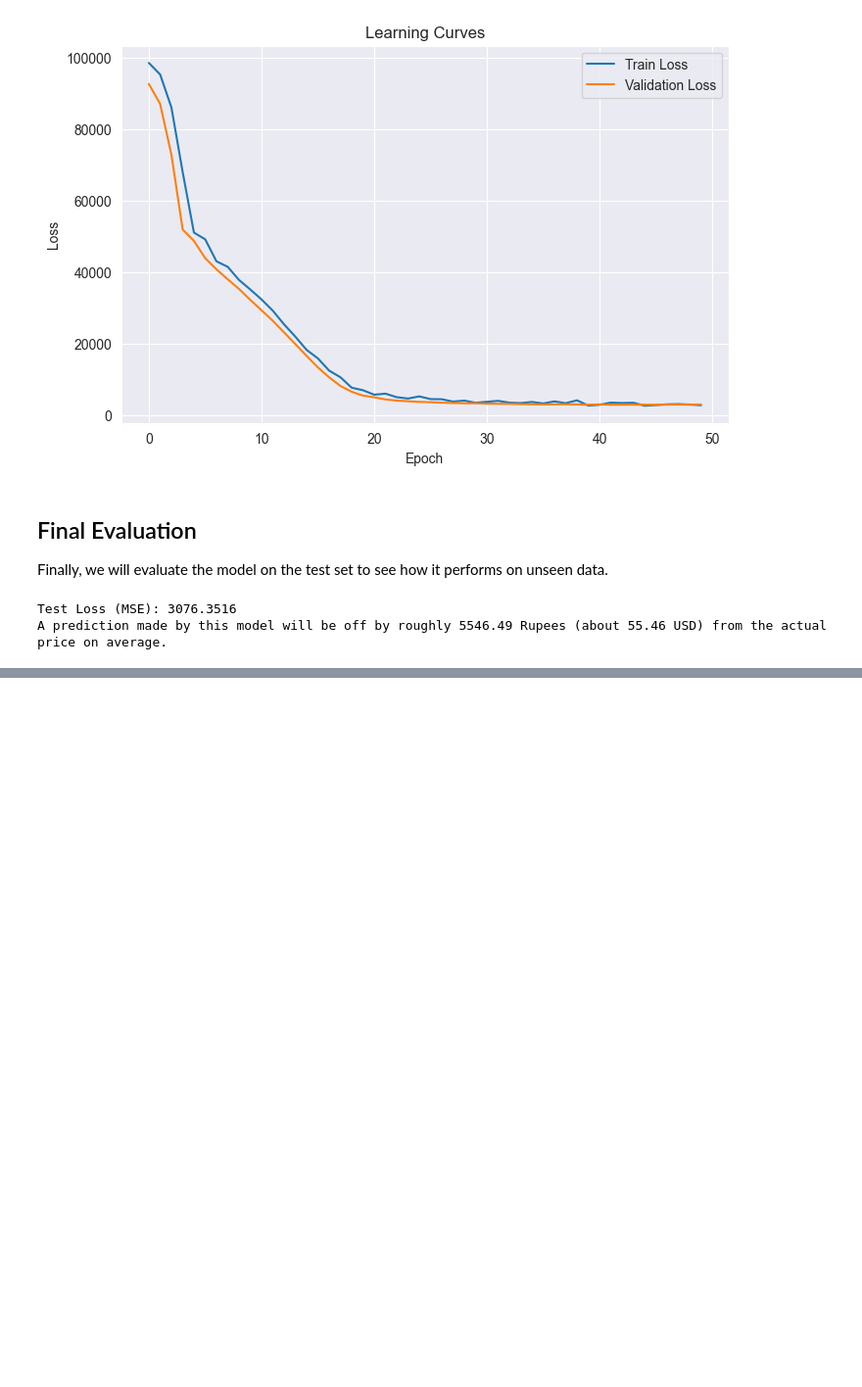
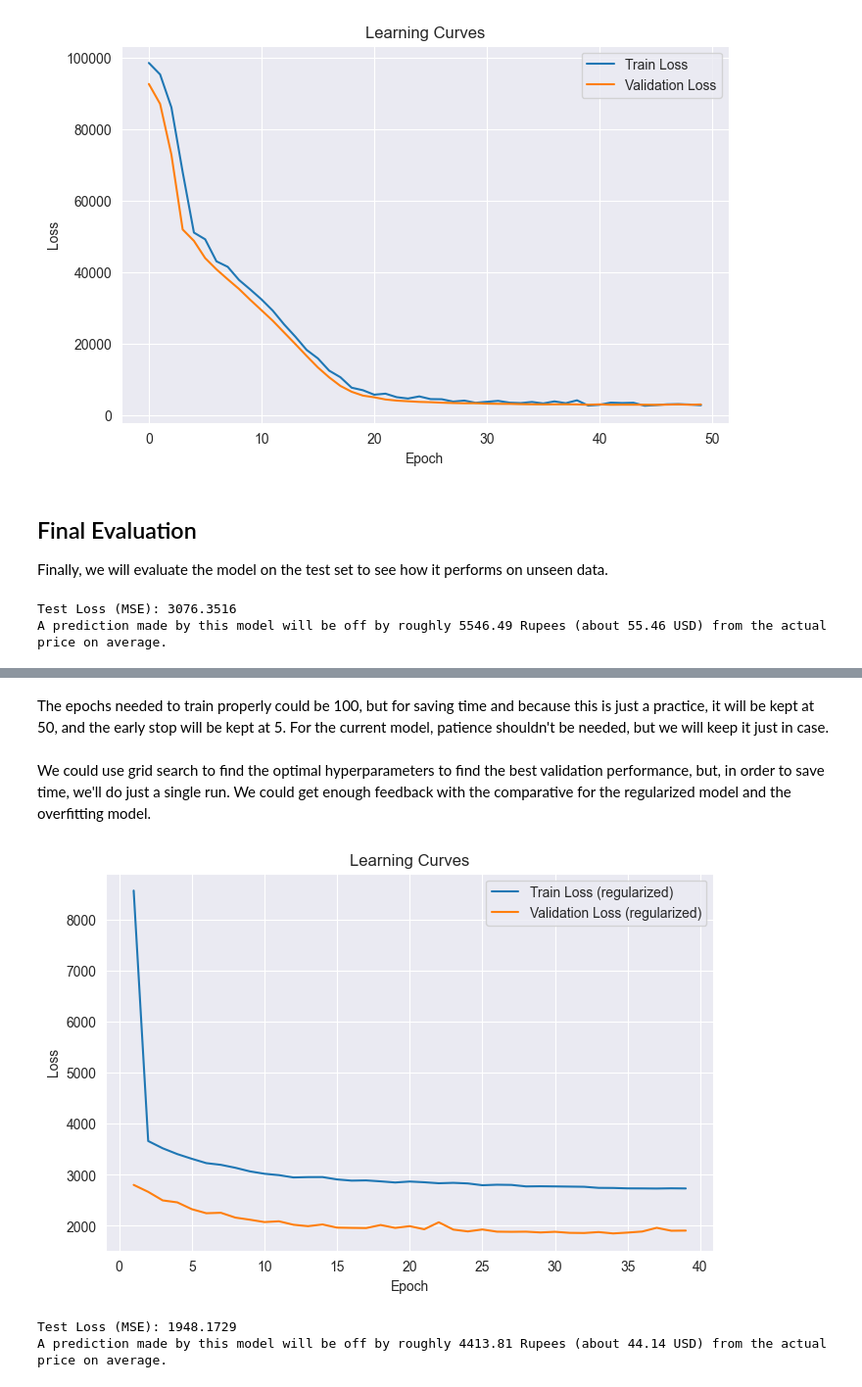
Before and after one commit to Moro0305/Computational-Intelligence, a Jupyter notebook: 4.learning_curves.ipynb, the cells around one changed output, grey strips where cells are left out. Shown at 98% size. Cells and saved outputs as stored; diff of their text form; code cells hidden in the pictures; blank space fills up the shorter version.

Commit message:
Se agrego un modelo "regularizado" para comparar resultados con el dataset completo. Hay comentarios finales explicando los hallazgos. No fueron los esperados

```diff
--- a/4.learning_curves.ipynb
+++ b/4.learning_curves.ipynb
@@ -327,0 +332,20 @@ A prediction made by this model will be off by roughly 5546.49 Rupees (about 55.
+# %%
+model_reg = nn.Sequential(
+    nn.Linear(train_data.X.shape[1], 256), # Less complexity, for training with the full dataset
+    nn.ReLU(),
+    nn.Dropout(0.3),
+    nn.Linear(256, 64),
+    nn.ReLU(),
+    nn.Dropout(0.2),
+    nn.Linear(64, 1)
+).to(device)
+
+criterion_reg = nn.MSELoss()
+optimizer_reg = optim.Adam(model_reg.parameters(), lr=1e-3, weight_decay=1e-4) # LR modified to try getting better results with this model
+num_epochs_reg = 50
+batch_size = 64
+
+train_loader_full = DataLoader(train_data, batch_size=batch_size, shuffle=True)
+val_loader = DataLoader(val_data, batch_size=batch_size)
+
+train_losses_reg, val_losses_reg = train(model_reg, train_loader_full, val_loader, criterion_reg, optimizer_reg, num_epochs_reg, patience=5)
@@ -327,0 +355,34 @@ A prediction made by this model will be off by roughly 5546.49 Rupees (about 55.
+# %% [markdown]
+The epochs needed to train properly could be 100, but for saving time and because this is just a practice, it will be kept at 50, and the early stop will be kept at 5. For the current model, patience shouldn't be needed, but we will keep it just in case.
+# %% [markdown]
+We could use grid search to find the optimal hyperparameters to find the best validation performance, but, in order to save time, we'll do just a single run. We could get enough feedback with the comparative for the regularized model and the overfitting model.
+# %%
+# Plot learning curves
+epochs_reg = range(1, len(train_losses_reg) + 1)
+plt.figure(figsize=(8,5))
+plt.plot(epochs_reg, train_losses_reg, label="Train Loss (regularized)")
+plt.plot(epochs_reg, val_losses_reg, label="Validation Loss (regularized)")
+plt.xlabel("Epoch")
+plt.ylabel("Loss")
+plt.title("Learning Curves")
+plt.legend()
+plt.grid(True)
+plt.show()
+# %% [output]
+[figure, added]
+# %%
+# Evaluate the regularized model
+test_loader = DataLoader(test_data, batch_size=batch_size)
+test_loss_batch_reg = 0.0
+with torch.no_grad():
+    for X_batch, y_batch in test_loader:
+        outputs = model_reg(X_batch)
+        test_loss_batch_reg += criterion_reg(outputs, y_batch).item() * X_batch.size(0)
+
+test_loss_reg = test_loss_batch_reg / len(test_loader.dataset)
+print(f"Test Loss (MSE): {test_loss_reg:.4f}")
+print(
+    f"A prediction made by this model will be off by roughly {math.sqrt(test_loss_reg) * 100:.2f} Rupees (about {math.sqrt(test_loss_reg):.2f} USD) from the actual price on average.")
+# %% [output]
+Test Loss (MSE): 1948.1729
+A prediction made by this model will be off by roughly 4413.81 Rupees (about 44.14 USD) from the actual price on average.
```
Also changed, not shown: parts of 4 cells of this notebook.
